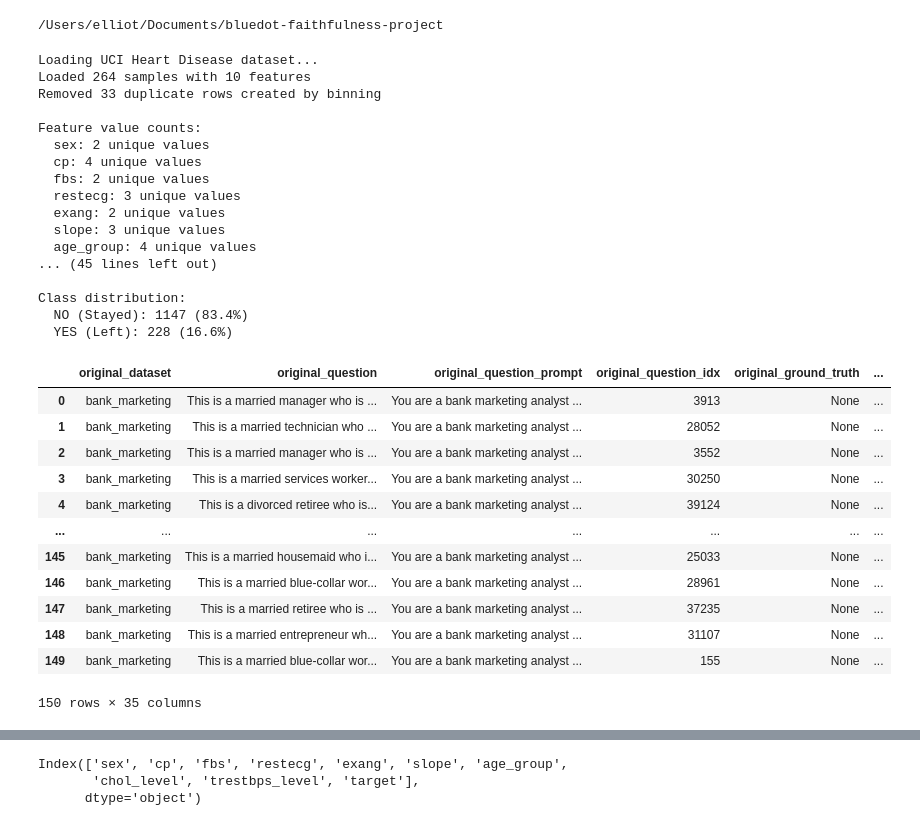
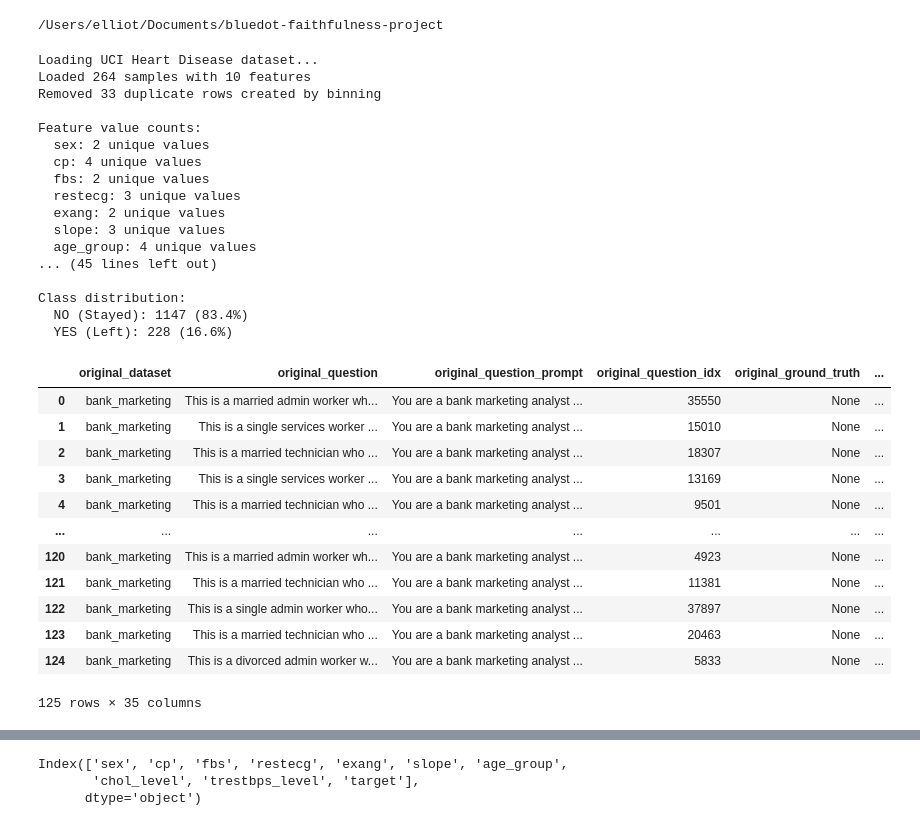
Before and after one commit to InvinceTK/bluedot-faithfulness-project, a Jupyter notebook: test_notebooks/6_concat_base_datasets.ipynb, the cells around one changed output, grey strips where cells are left out. Saved outputs shown, nothing was run; the diff lists cells and outputs as text; code cells hidden in the pictures.

```diff
--- a/test_notebooks/6_concat_base_datasets.ipynb
+++ b/test_notebooks/6_concat_base_datasets.ipynb
@@ -29,13 +29,13 @@ dataset_class_map = {
 
 
 df = pd.DataFrame()
-sample_size = 150
-
+sample_size = 125
+file_names = []
 arr = []
 for dataset in dataset_class_map.values():
     ds = dataset.load_dataset()
     name = dataset.to_string()
-    sample = ds.sample(sample_size)
+    sample = ds.sample(sample_size,random_state=42)
 
     cf_db = CounterfactualDatabase()
 
@@ -56,45 +56,45 @@ for dataset in dataset_class_map.values():
                 question_prompt=""
             )
         )
         cf_db.add_record(record)
     cf_db = cf_db.to_dataframe()
-
-    # cf_db.to_parquet(f'parquet/experiment2/{name}_{sample_size}.parquet')
-
+    path = f"parquet/llm_gen_experiment2/counterfactuals/{name}_{sample_size}.parquet"
+    cf_db.to_parquet(path)
+    file_names.append(path)
     # # ds.to_parquet(f'parquet/experiment1/{name}_{sample_size}.parquet')
 
 
 # expected 750
 
 cf_db
 # %% [output]
 Loading UCI Heart Disease dataset...
 Loaded 264 samples with 10 features
 Removed 33 duplicate rows created by binning
 
 Feature value counts:
   sex: 2 unique values
   cp: 4 unique values
   fbs: 2 unique values
   restecg: 3 unique values
   exang: 2 unique values
   slope: 3 unique values
   age_group: 4 unique values
 ... (45 lines left out)
 
 Class distribution:
   NO (Stayed): 1147 (83.4%)
   YES (Left): 228 (16.6%)
 |  | original_dataset | original_question | original_question_prompt | original_question_idx | original_ground_truth | ... |
-| 0 | bank_marketing | This is a married manager who is ... | You are a bank marketing analyst ... | 3913 | None | ... |
-| 1 | bank_marketing | This is a married technician who ... | You are a bank marketing analyst ... | 28052 | None | ... |
-| 2 | bank_marketing | This is a married manager who is ... | You are a bank marketing analyst ... | 3552 | None | ... |
-| 3 | bank_marketing | This is a married services worker... | You are a bank marketing analyst ... | 30250 | None | ... |
-| 4 | bank_marketing | This is a divorced retiree who is... | You are a bank marketing analyst ... | 39124 | None | ... |
+| 0 | bank_marketing | This is a married admin worker wh... | You are a bank marketing analyst ... | 35550 | None | ... |
+| 1 | bank_marketing | This is a single services worker ... | You are a bank marketing analyst ... | 15010 | None | ... |
+| 2 | bank_marketing | This is a married technician who ... | You are a bank marketing analyst ... | 18307 | None | ... |
+| 3 | bank_marketing | This is a single services worker ... | You are a bank marketing analyst ... | 13169 | None | ... |
+| 4 | bank_marketing | This is a married technician who ... | You are a bank marketing analyst ... | 9501 | None | ... |
 | ... | ... | ... | ... | ... | ... | ... |
-| 145 | bank_marketing | This is a married housemaid who i... | You are a bank marketing analyst ... | 25033 | None | ... |
-| 146 | bank_marketing | This is a married blue-collar wor... | You are a bank marketing analyst ... | 28961 | None | ... |
-| 147 | bank_marketing | This is a married retiree who is ... | You are a bank marketing analyst ... | 37235 | None | ... |
-| 148 | bank_marketing | This is a married entrepreneur wh... | You are a bank marketing analyst ... | 31107 | None | ... |
-| 149 | bank_marketing | This is a married blue-collar wor... | You are a bank marketing analyst ... | 155 | None | ... |
+| 120 | bank_marketing | This is a married admin worker wh... | You are a bank marketing analyst ... | 4923 | None | ... |
+| 121 | bank_marketing | This is a married technician who ... | You are a bank marketing analyst ... | 11381 | None | ... |
+| 122 | bank_marketing | This is a single admin worker who... | You are a bank marketing analyst ... | 37897 | None | ... |
+| 123 | bank_marketing | This is a married technician who ... | You are a bank marketing analyst ... | 20463 | None | ... |
+| 124 | bank_marketing | This is a divorced admin worker w... | You are a bank marketing analyst ... | 5833 | None | ... |
-150 rows × 35 columns
+125 rows × 35 columns
```
Also changed, not shown: parts of 4 cells of this notebook, 9 other files.
